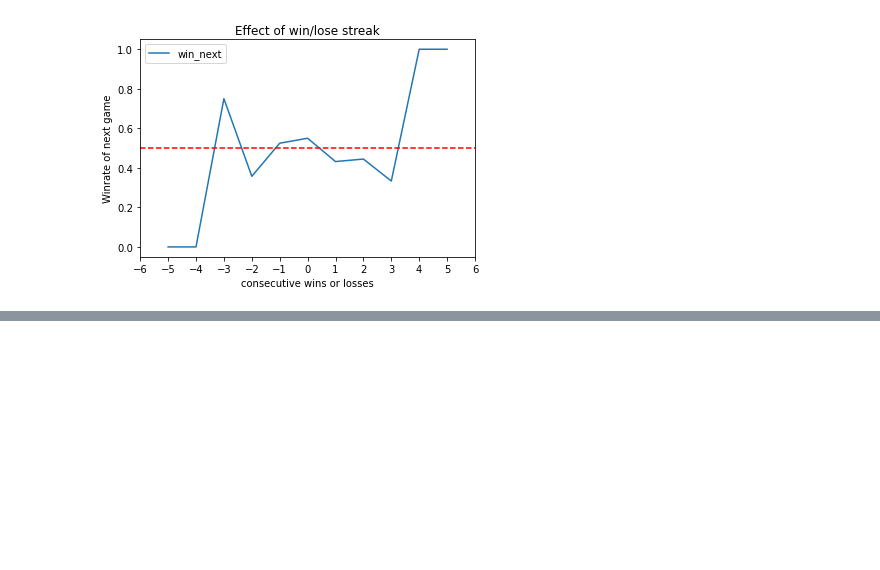
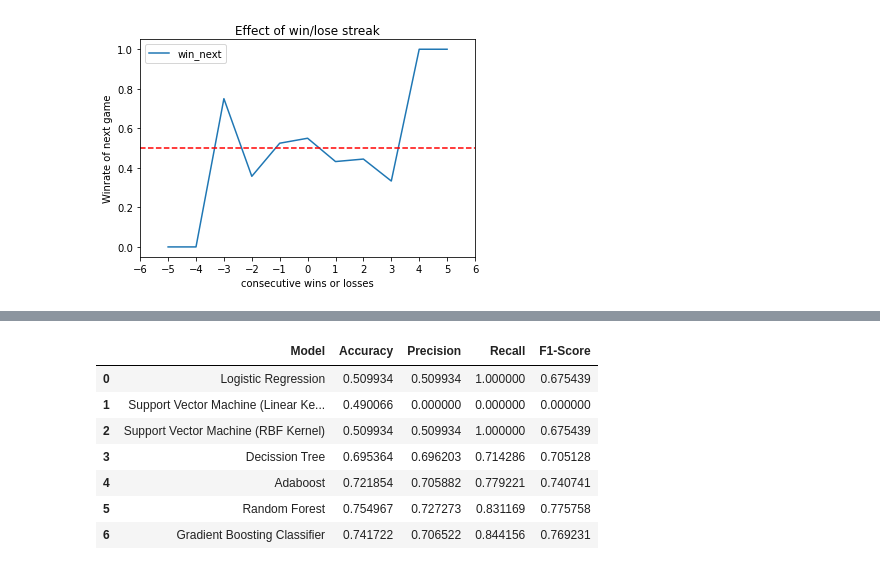
Before and after one commit to ryandamen/tilt, a Jupyter notebook: src/tilt.ipynb, the cells around one changed output, grey strips where cells are left out. Saved outputs shown, nothing was run; the diff lists cells and outputs as text; code cells hidden in the pictures; blank space fills up the shorter version.

```diff
--- a/src/tilt.ipynb
+++ b/src/tilt.ipynb
@@ -619,0 +697,26 @@ plt.show()
+# %%
+from sklearn.metrics import accuracy_score, precision_score,recall_score,f1_score
+
+scores_list = []
+for name,model in models.items():
+  scores_list.append(
+        {
+            "Model": name,
+            "Accuracy": accuracy_score(y_test, model.predict(X_test)),
+            "Precision": precision_score(y_test, model.predict(X_test)),
+            "Recall": recall_score(y_test, model.predict(X_test)),
+            "F1-Score": f1_score(y_test, model.predict(X_test))
+        }
+    )
+
+scores_2 = pd.DataFrame(scores_list)
+scores_2
+# %% [output]
+|  | Model | Accuracy | Precision | Recall | F1-Score |
+| 0 | Logistic Regression | 0.509934 | 0.509934 | 1.000000 | 0.675439 |
+| 1 | Support Vector Machine (Linear Ke... | 0.490066 | 0.000000 | 0.000000 | 0.000000 |
+| 2 | Support Vector Machine (RBF Kernel) | 0.509934 | 0.509934 | 1.000000 | 0.675439 |
+| 3 | Decission Tree | 0.695364 | 0.696203 | 0.714286 | 0.705128 |
+| 4 | Adaboost | 0.721854 | 0.705882 | 0.779221 | 0.740741 |
+| 5 | Random Forest | 0.754967 | 0.727273 | 0.831169 | 0.775758 |
+| 6 | Gradient Boosting Classifier | 0.741722 | 0.706522 | 0.844156 | 0.769231 |
```
Also changed, not shown: parts of 10 cells of this notebook.
